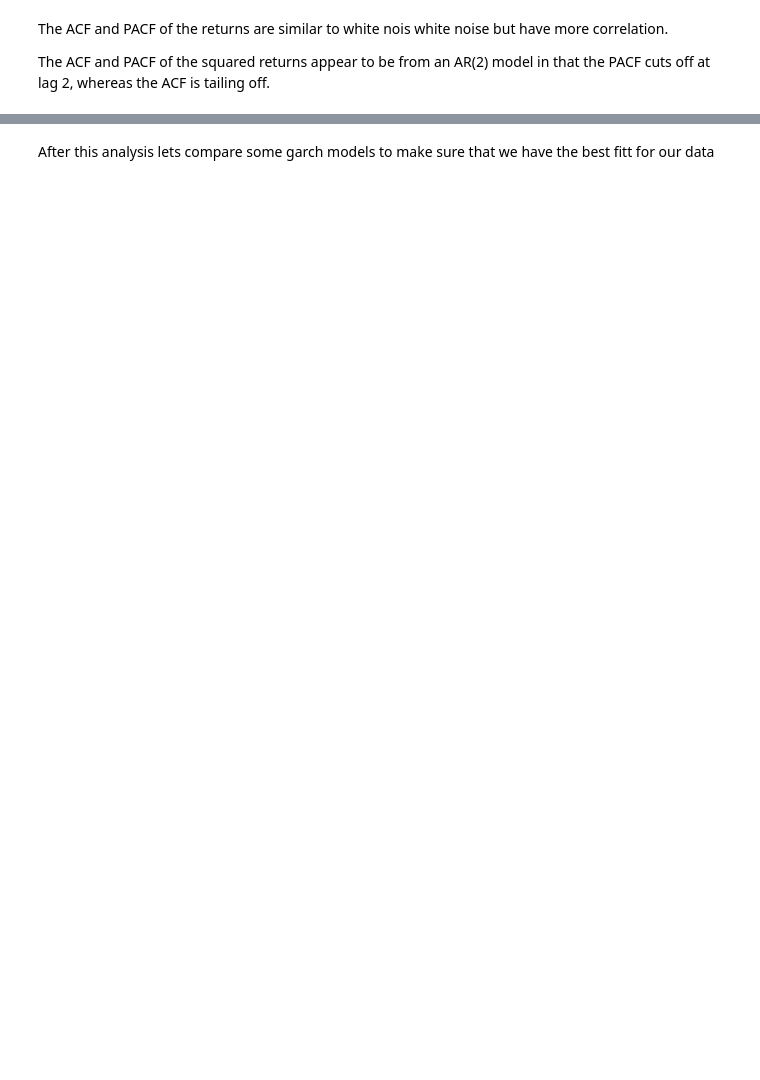
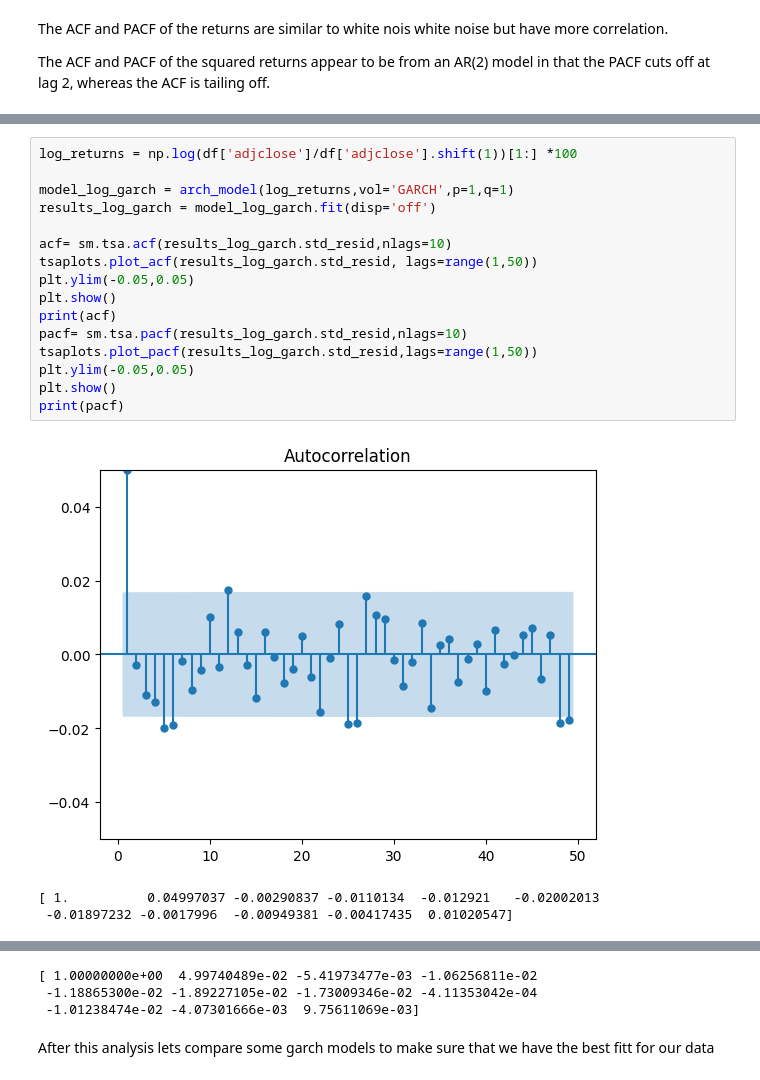
Before and after one commit to TheNoobGoda/time_series_project, a Jupyter notebook: yahoo_stock.ipynb, the cells around one changed output, grey strips where cells are left out. Cells and saved outputs as stored; diff of their text form; blank space fills up the shorter version.

```diff
--- a/yahoo_stock.ipynb
+++ b/yahoo_stock.ipynb
@@ -544,0 +558,20 @@ Optimization terminated successfully    (Exit mode 0)
+# %%
+log_returns = np.log(df['adjclose']/df['adjclose'].shift(1))[1:] *100
+
+model_log_garch = arch_model(log_returns,vol='GARCH',p=1,q=1)
+results_log_garch = model_log_garch.fit(disp='off')
+
+acf= sm.tsa.acf(results_log_garch.std_resid,nlags=10)
+tsaplots.plot_acf(results_log_garch.std_resid, lags=range(1,50))
+plt.ylim(-0.05,0.05)
+plt.show()
+print(acf)
+pacf= sm.tsa.pacf(results_log_garch.std_resid,nlags=10)
+tsaplots.plot_pacf(results_log_garch.std_resid,lags=range(1,50))
+plt.ylim(-0.05,0.05)
+plt.show()
+print(pacf)
+# %% [output]
+[figure, added]
+[ 1.          0.04997037 -0.00290837 -0.0110134  -0.012921   -0.02002013
+ -0.01897232 -0.0017996  -0.00949381 -0.00417435  0.01020547]
@@ -545,3 +579,6 @@ Optimization terminated successfully    (Exit mode 0)
+[ 1.00000000e+00  4.99740489e-02 -5.41973477e-03 -1.06256811e-02
+ -1.18865300e-02 -1.89227105e-02 -1.73009346e-02 -4.11353042e-04
+ -1.01238474e-02 -4.07301666e-03  9.75611069e-03]
 # %% [markdown]
 After this analysis lets compare some garch models to make sure that we have the best fitt for our data
 # %%
```
Also changed, not shown: parts of 24 cells of this notebook, 1 other file.
